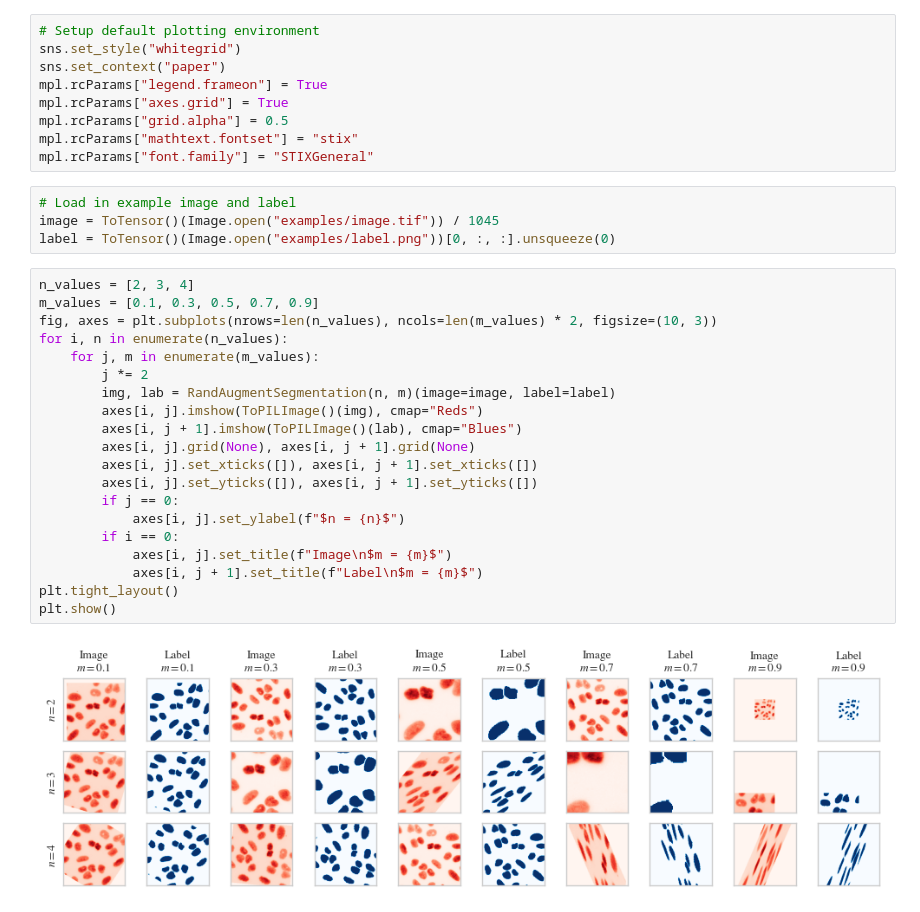
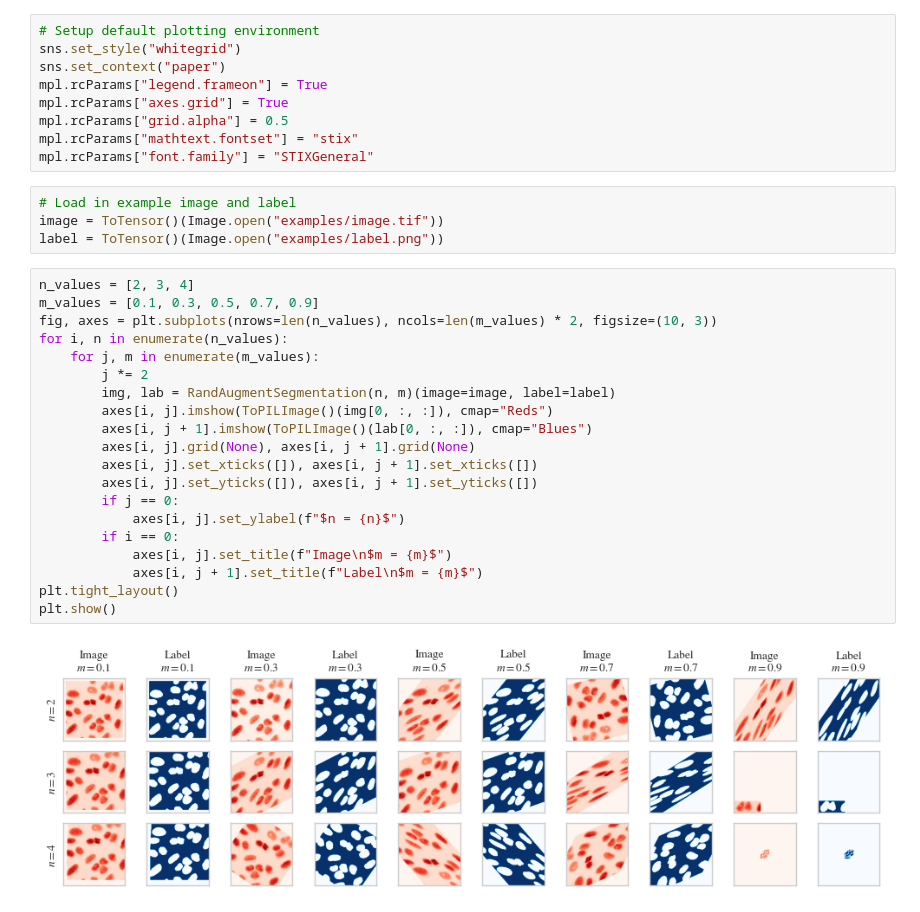
Before and after one commit to JBercich/BBBC039, a Jupyter notebook: bbbc039/randaugment.ipynb, the cells around one changed output. Cells and saved outputs as stored; diff of their text form.

```diff
--- a/bbbc039/randaugment.ipynb
+++ b/bbbc039/randaugment.ipynb
@@ -21,27 +21,27 @@ mpl.rcParams["mathtext.fontset"] = "stix"
 mpl.rcParams["font.family"] = "STIXGeneral"
 # %%
 # Load in example image and label
-image = ToTensor()(Image.open("examples/image.tif")) / 1045
-label = ToTensor()(Image.open("examples/label.png"))[0, :, :].unsqueeze(0)
+image = ToTensor()(Image.open("examples/image.tif"))
+label = ToTensor()(Image.open("examples/label.png"))
 # %%
 n_values = [2, 3, 4]
 m_values = [0.1, 0.3, 0.5, 0.7, 0.9]
 fig, axes = plt.subplots(nrows=len(n_values), ncols=len(m_values) * 2, figsize=(10, 3))
 for i, n in enumerate(n_values):
     for j, m in enumerate(m_values):
         j *= 2
         img, lab = RandAugmentSegmentation(n, m)(image=image, label=label)
-        axes[i, j].imshow(ToPILImage()(img), cmap="Reds")
-        axes[i, j + 1].imshow(ToPILImage()(lab), cmap="Blues")
+        axes[i, j].imshow(ToPILImage()(img[0, :, :]), cmap="Reds")
+        axes[i, j + 1].imshow(ToPILImage()(lab[0, :, :]), cmap="Blues")
         axes[i, j].grid(None), axes[i, j + 1].grid(None)
         axes[i, j].set_xticks([]), axes[i, j + 1].set_xticks([])
         axes[i, j].set_yticks([]), axes[i, j + 1].set_yticks([])
         if j == 0:
             axes[i, j].set_ylabel(f"$n = {n}$")
         if i == 0:
             axes[i, j].set_title(f"Image\n$m = {m}$")
             axes[i, j + 1].set_title(f"Label\n$m = {m}$")
 plt.tight_layout()
 plt.show()
 # %% [output]
-[figure, old version]
+[figure, new version]
```
Also changed, not shown: 4 other files.
